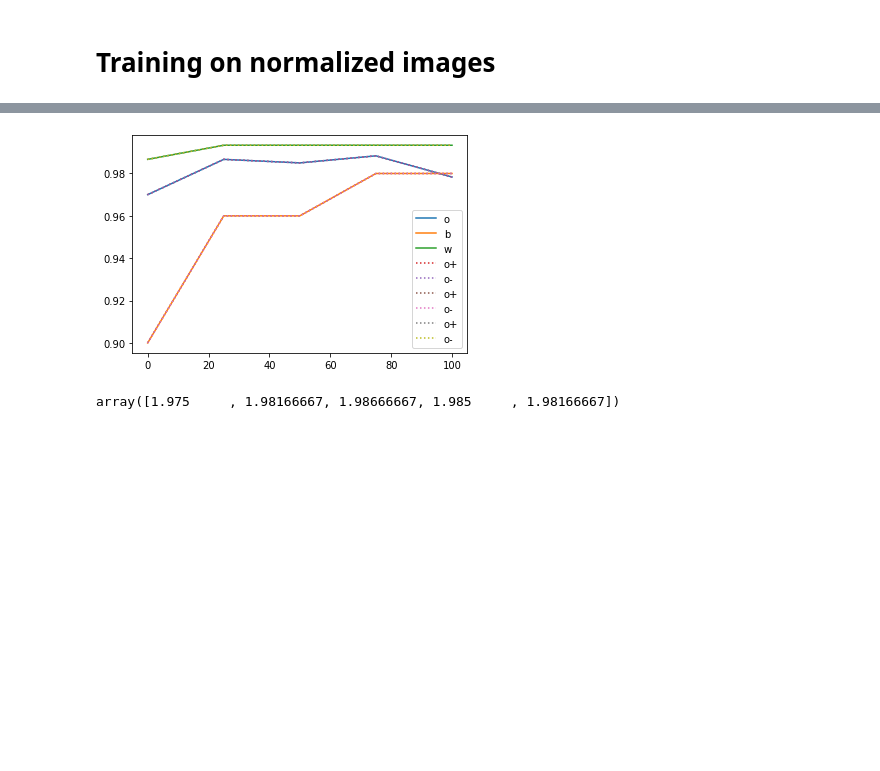
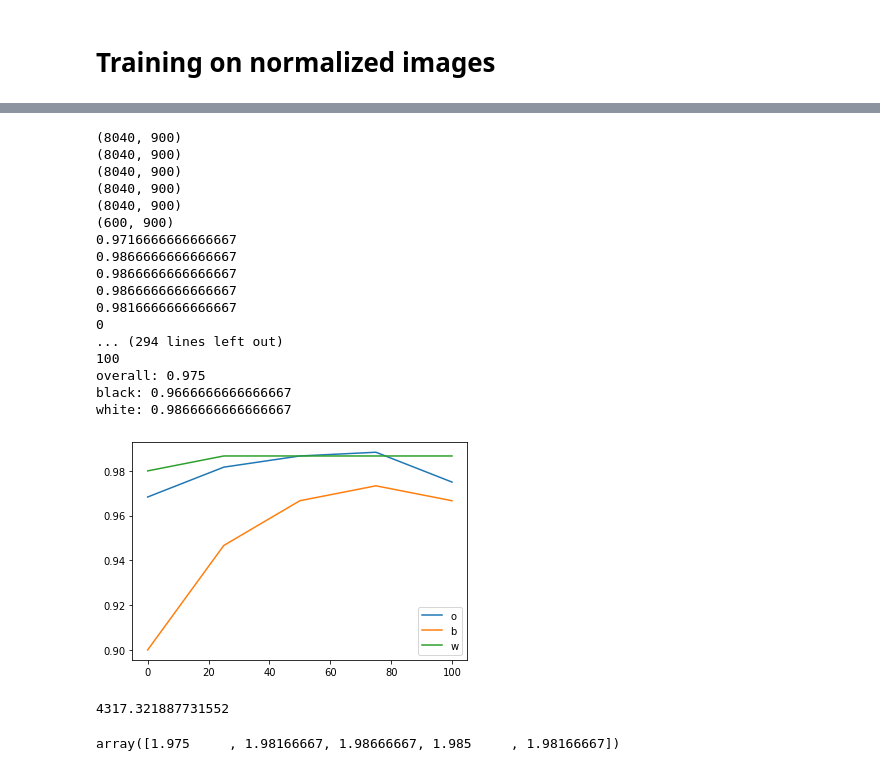
Before and after one commit to mjiang9/cos429project, a Jupyter notebook: Viola-Jones.ipynb, the cells around one changed output, grey strips where cells are left out. Drawn from its saved outputs; the diff is of its cells as text; code cells hidden in the pictures; blank space fills up the shorter version.

```diff
--- a/Viola-Jones.ipynb
+++ b/Viola-Jones.ipynb
@@ -735,7 +735,7 @@ def normalize(img):
     img = img.astype(np.int32)
 #     print(np.mean(img))
     m, s = np.mean(img), np.std(img)
-    img = 125+47*(img-m)/s
+    img = 125+47*(img-m)/max(1,s)
     img[img>255] = 255
     img[img<0] = 0
 #     print(np.mean(img))
@@ -962,7 +966,25 @@ plots(os_rsn, bs_rsn, ws_rsn)
-# %%
-plots(os_rss, bs_rss, ws_rss)
-# %% [output]
-[figure, removed]
+# %%
+os_rsn, bs_rsn, ws_rsn = pipeline(normalize, 10)
+# %% [output]
+(8040, 900)
+(8040, 900)
+(8040, 900)
+(8040, 900)
+(8040, 900)
+(600, 900)
+0.9716666666666667
+0.9866666666666667
+0.9866666666666667
+0.9866666666666667
+0.9816666666666667
+0
+... (294 lines left out)
+100
+overall: 0.975
+black: 0.9666666666666667
+white: 0.9866666666666667
+[figure, added]
+4317.321887731552
 # %%
 np.array(np.mean(np.array(os_rs),axis=0)+np.std(np.array(os_rs),axis=0)+1)
 # %% [output]
```
Also changed, not shown: parts of 21 cells of this notebook.
